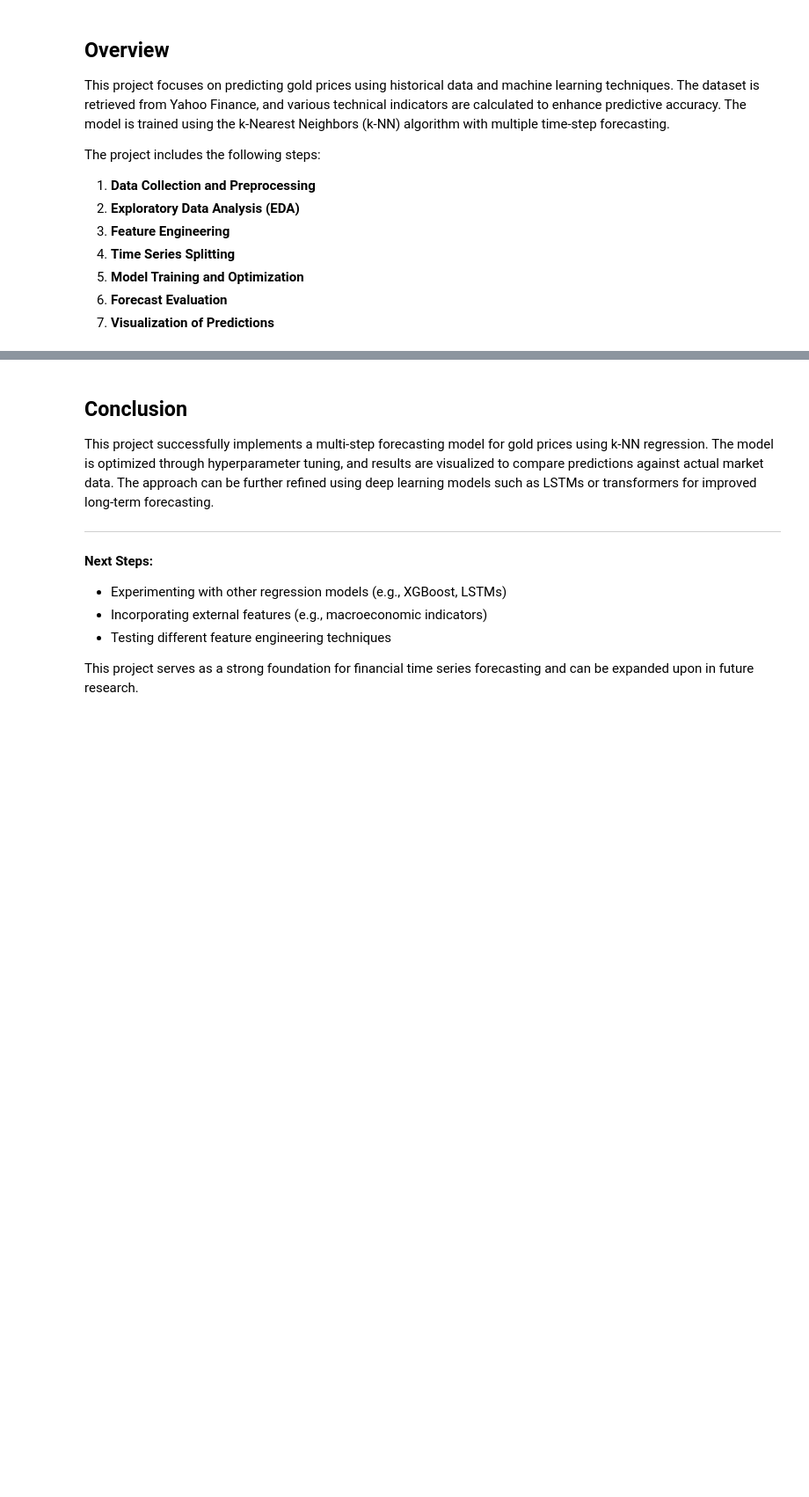
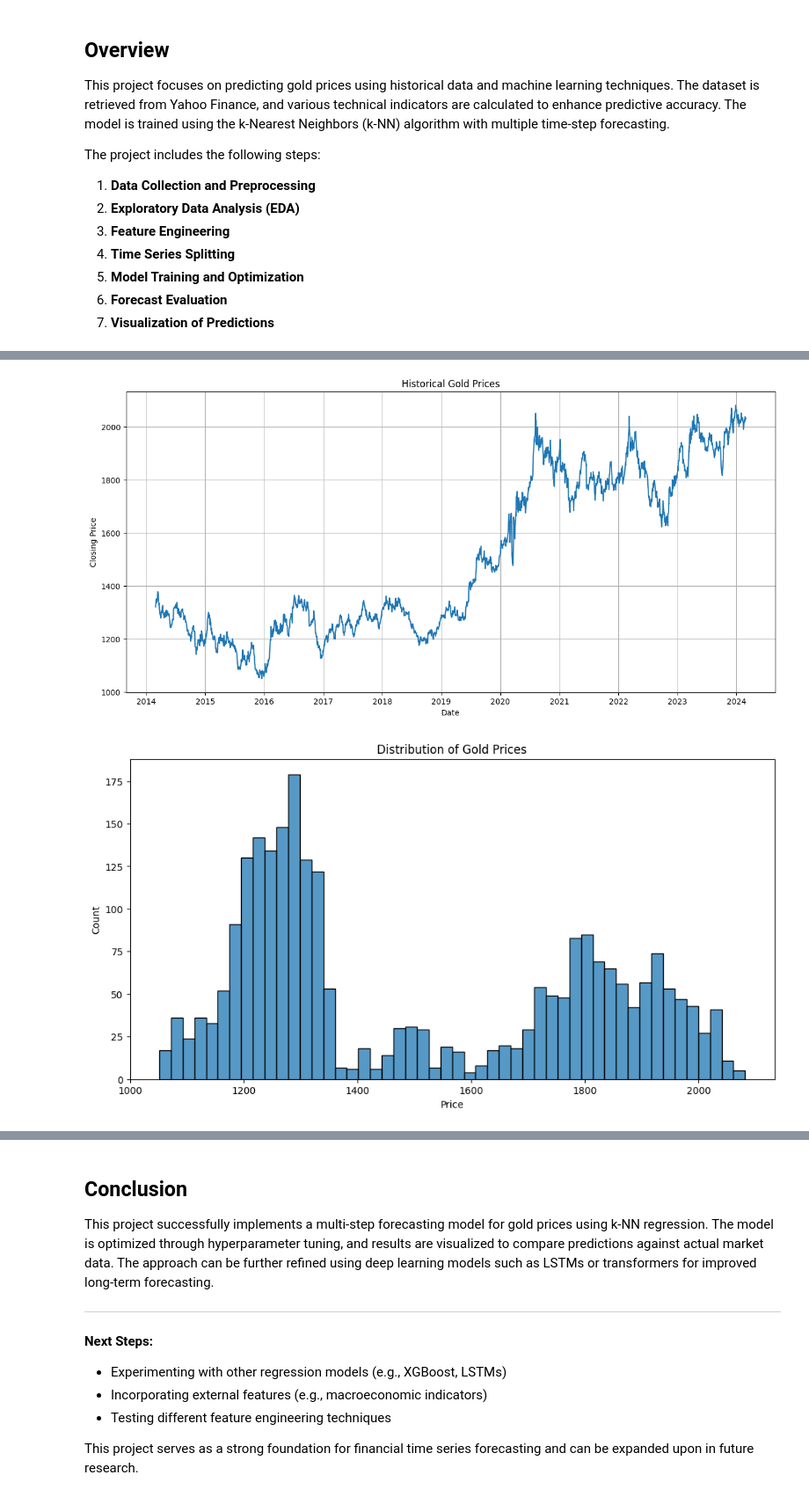
Before and after one commit to Kobzdziej/Gold_Price_ML, a Jupyter notebook: gold-price-forecasting-using-machine-learning.ipynb, the cells around one changed output, grey strips where cells are left out. Shown at 88% size. Saved outputs shown, nothing was run; the diff lists cells and outputs as text; code cells hidden in the pictures; blank space fills up the shorter version.

```diff
--- a/gold-price-forecasting-using-machine-learning.ipynb
+++ b/gold-price-forecasting-using-machine-learning.ipynb
@@ -137,0 +45,67 @@ for step in range(steps):
+# %%
+# Display basic information and statistics
+print("Data shape:", data_selected.shape)
+print("\nData Info:")
+print(data_selected.info())
+print("\nDescriptive Statistics:")
+print(data_selected.describe())
+print("\nMissing Values:")
+print(data_selected.isnull().sum())
+
+# Visualizations: line plot, histogram, and boxplot for the Close prices
+plt.figure(figsize=(15, 7))
+plt.plot(data_selected['Date'], data_selected['Close'])
+plt.title('Historical Gold Prices')
+plt.xlabel('Date')
+plt.ylabel('Closing Price')
+plt.grid(True)
+plt.show()
+
+plt.figure(figsize=(12, 6))
+sns.histplot(data_selected['Close'], bins=50)
+plt.title('Distribution of Gold Prices')
+plt.xlabel('Price')
+plt.show()
+
+plt.figure(figsize=(10, 6))
+sns.boxplot(y=data_selected['Close'])
+plt.title('Box Plot of Gold Prices')
+plt.show()
+
+# Function to analyze dataset (includes returns and visualizations)
+def analyze_dataset(data, name):
+    print(f"\nStatistics for Close prices in {name} dataset:")
+    print(data['Close'].describe())
+
+    # Calculate returns
+    returns = data['Close'].pct_change()
+    print(f"\nReturns statistics for {name} dataset:")
+    print(returns.describe())
+
+    # Plotting: prices, price distribution, and returns distribution
+    fig, (ax1, ax2, ax3) = plt.subplots(3, 1, figsize=(15, 15))
+
+    # Gold price trend
+    ax1.plot(data.index, data['Close'])
+    ax1.set_title(f'Gold Prices - {name} Set')
+    ax1.set_xlabel('Date')
+    ax1.set_ylabel('Price')
+    ax1.grid(True)
+
+    # Price distribution
+    ax2.hist(data['Close'], bins=50)
+    ax2.set_title(f'Price Distribution - {name} Set')
+    ax2.set_xlabel('Price')
+    ax2.set_ylabel('Frequency')
+
+    # Returns distribution
+    ax3.hist(returns.dropna(), bins=50)
+    ax3.set_title(f'Returns Distribution - {name} Set')
+    ax3.set_xlabel('Return')
+    ax3.set_ylabel('Frequency')
+
+    plt.tight_layout()
+    plt.show()
+
+    return returns
+# %% [output]
@@ -137,0 +129,2 @@ for step in range(steps):
+[figure, added]
+[figure, added]
```
Also changed, not shown: parts of 32 cells of this notebook.
